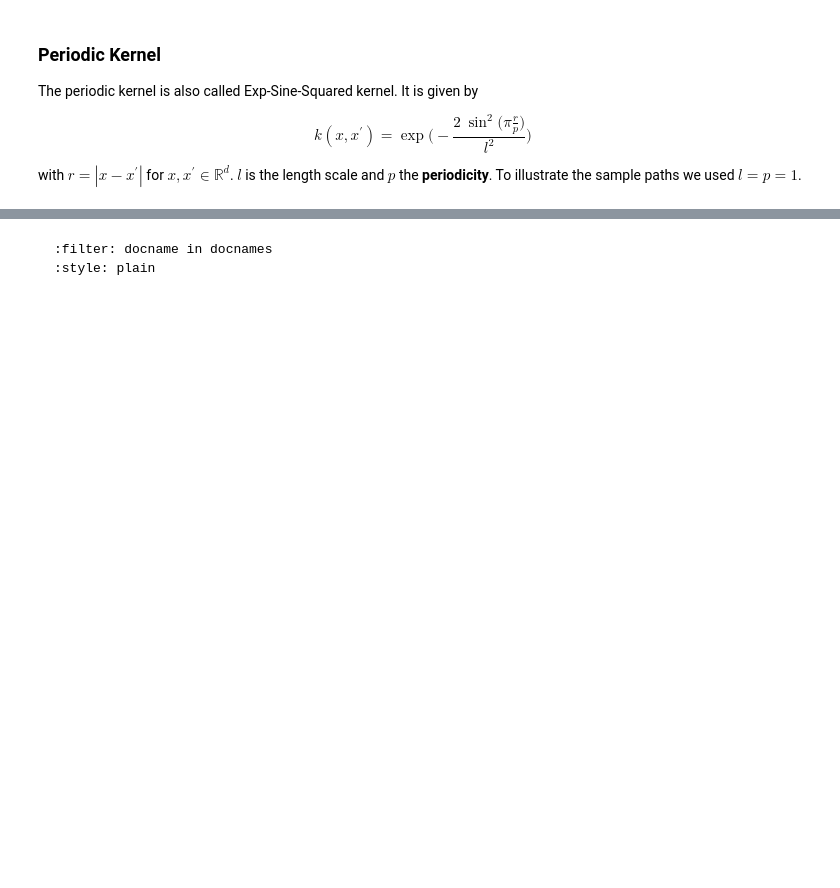
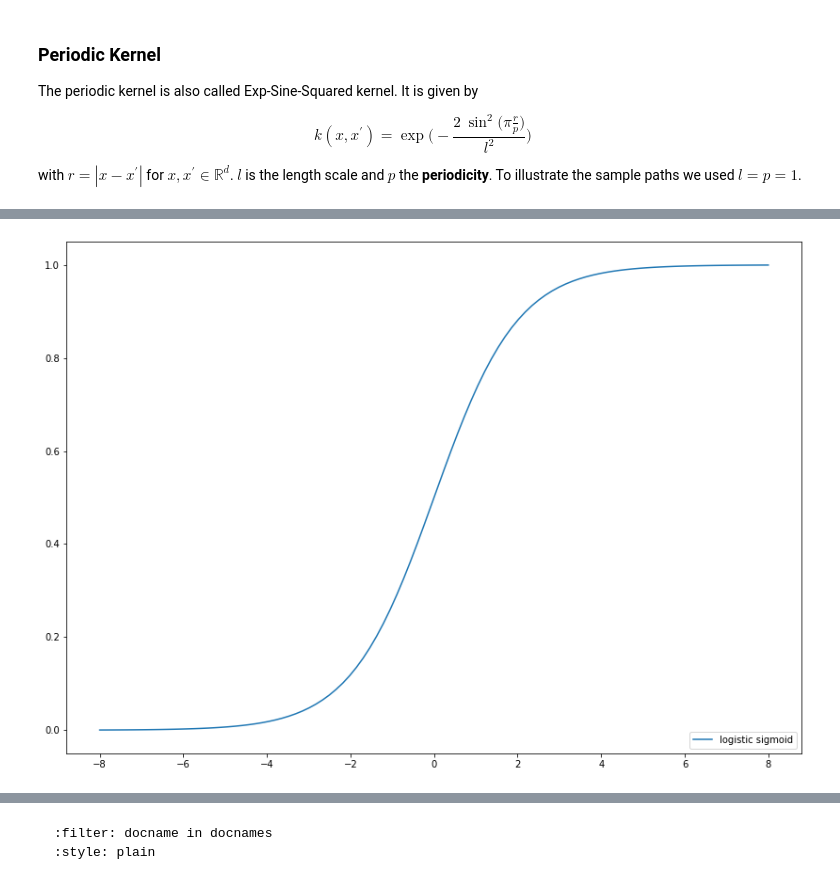
Before and after one commit to Probabilistic-ML/lecture-notes, a Jupyter notebook: ProbabilisticML/02_probML/02_kernelmethods/01_GP.ipynb, the cells around one changed output, grey strips where cells are left out. Drawn from its saved outputs; the diff is of its cells as text; code cells hidden in the pictures; blank space fills up the shorter version.

```diff
--- a/ProbabilisticML/02_probML/02_kernelmethods/01_GP.ipynb
+++ b/ProbabilisticML/02_probML/02_kernelmethods/01_GP.ipynb
@@ -483 +518,15 @@ def kernel(x):
+# %%
+%matplotlib inline
+import numpy as np
+from scipy.special import expit
+import matplotlib.pyplot as plt
+import seaborn as sns
+sns.set_style('white')
+
+fig = plt.figure(figsize=(14, 10))
+x = np.linspace(-8, 8, num=100)
+plt.plot(x, expit(x), label='logistic sigmoid')
+leg = plt.legend(loc='lower right')
+# %% [output]
+[figure, added]
 # %% [markdown]
```
Also changed, not shown: parts of 3 cells of this notebook, 1 other file.
